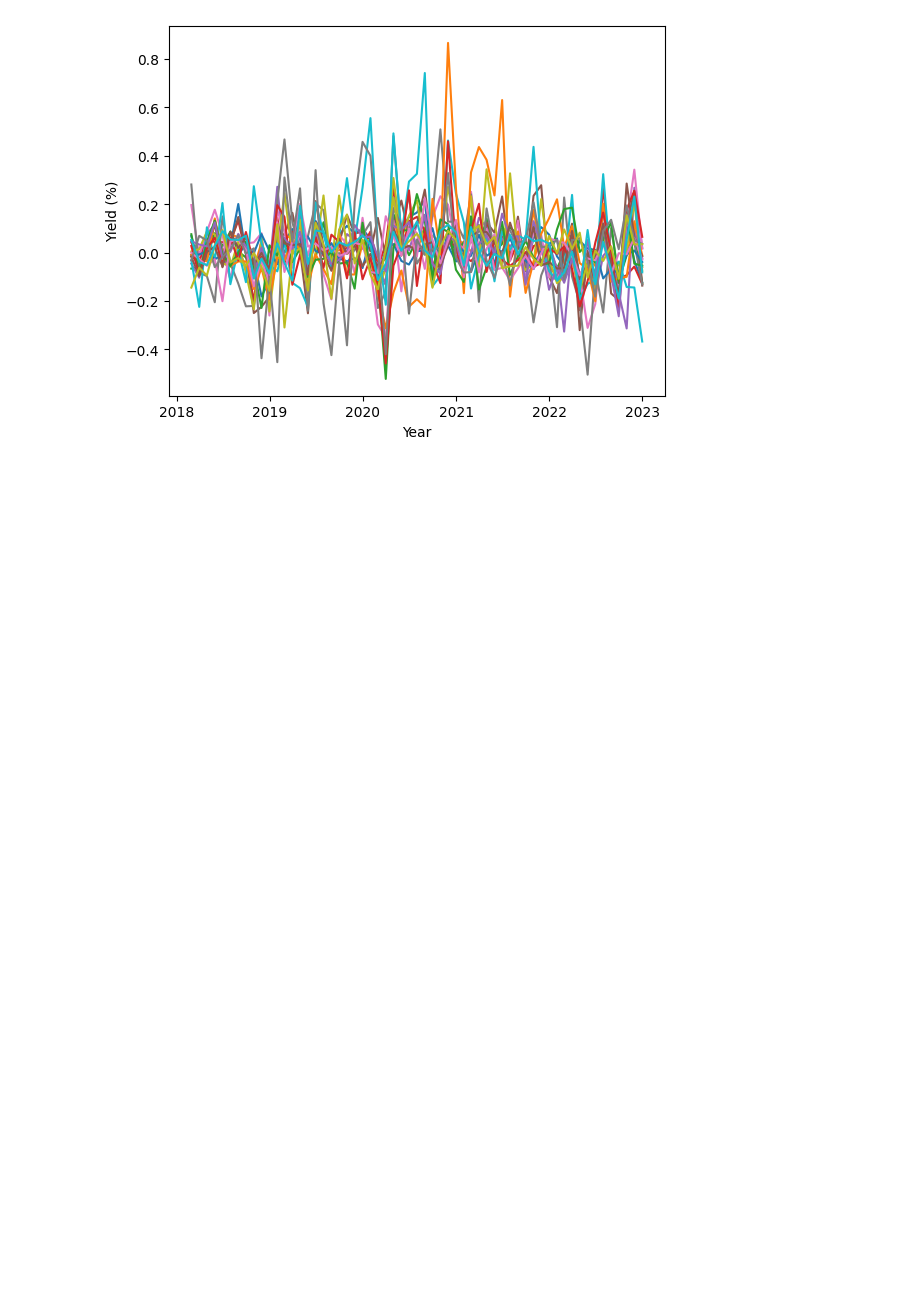
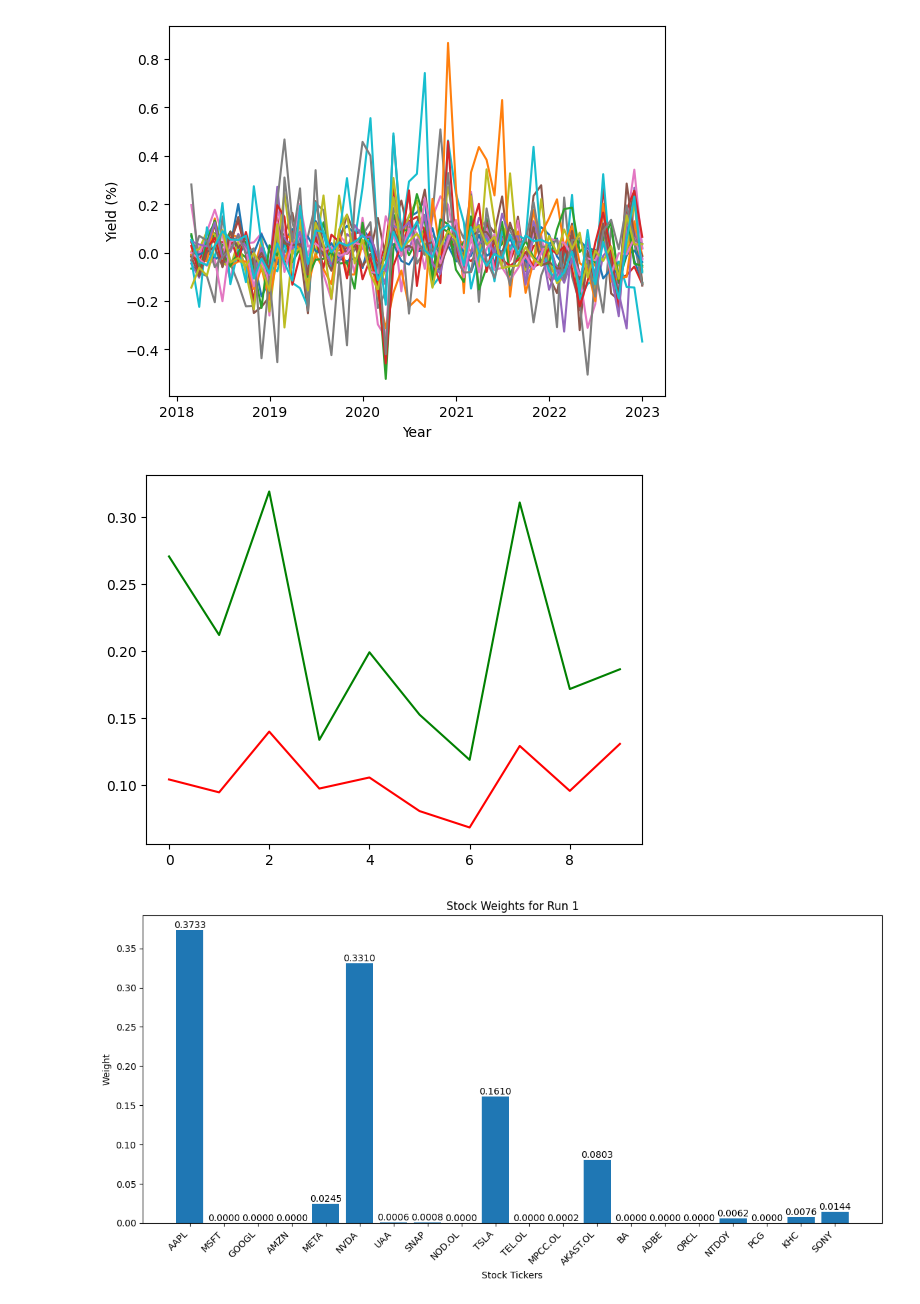
Before and after one commit to SeanMarcusJensen/ACIT4610_Portifolio_KMHS, a Jupyter notebook: problem_2/main.ipynb, the cells around one changed output. Cells and saved outputs as stored; diff of their text form; code cells hidden in the pictures; blank space fills up the shorter version.

```diff
--- a/problem_2/main.ipynb
+++ b/problem_2/main.ipynb
@@ -55,16 +53,15 @@ plt.show()
 # %% [output]
 [figure]
 # %%
-from es.types import ESType
 from typing import Callable
-from es.abstraction import Strategy
+from es.strategy import Strategy
 
-def run_for(get_strategy: Callable[[], Strategy], times: int, generations: int, logger: ESLogger):
+def run_for(get_strategy: Callable[[], Strategy], times: int, generations: int, n_population: int, logger: ESLogger):
     all_p = pd.DataFrame()
     for run in range(times):
         population = get_strategy()
-        population.fit(generations=generations, logger=logger)
-        best_portfolio = population._population[0]
+        population = population.fit(genes=len(STOCK_TICKERS), n_population=n_population, generations=generations)
+        best_portfolio = population[0]
 
         assert len(best_portfolio.chromosone) == len(STOCK_TICKERS)
 
@@ -110,3 +107,13 @@ def plot_weights(data: pd.DataFrame):
 
         plt.tight_layout()
         plt.show()
+# %%
+from es.es_factory import EvolutionaryFactory
+factory = EvolutionaryFactory(monthly_returns=monthly_returns)
+
+basic = lambda:factory.create_basic_es(learning_rate=0.1, n_offsprings=10, n_population=5, mutation_rate=0.1, recombination_rate=0.5)
+data = run_for(basic, 10, 100, 10, ESLogger())
+plot_weights(data)
+# %% [output]
+[figure, added]
+[figure, added]
```
Also changed, not shown: parts of 7 cells of this notebook, 11 other files.
